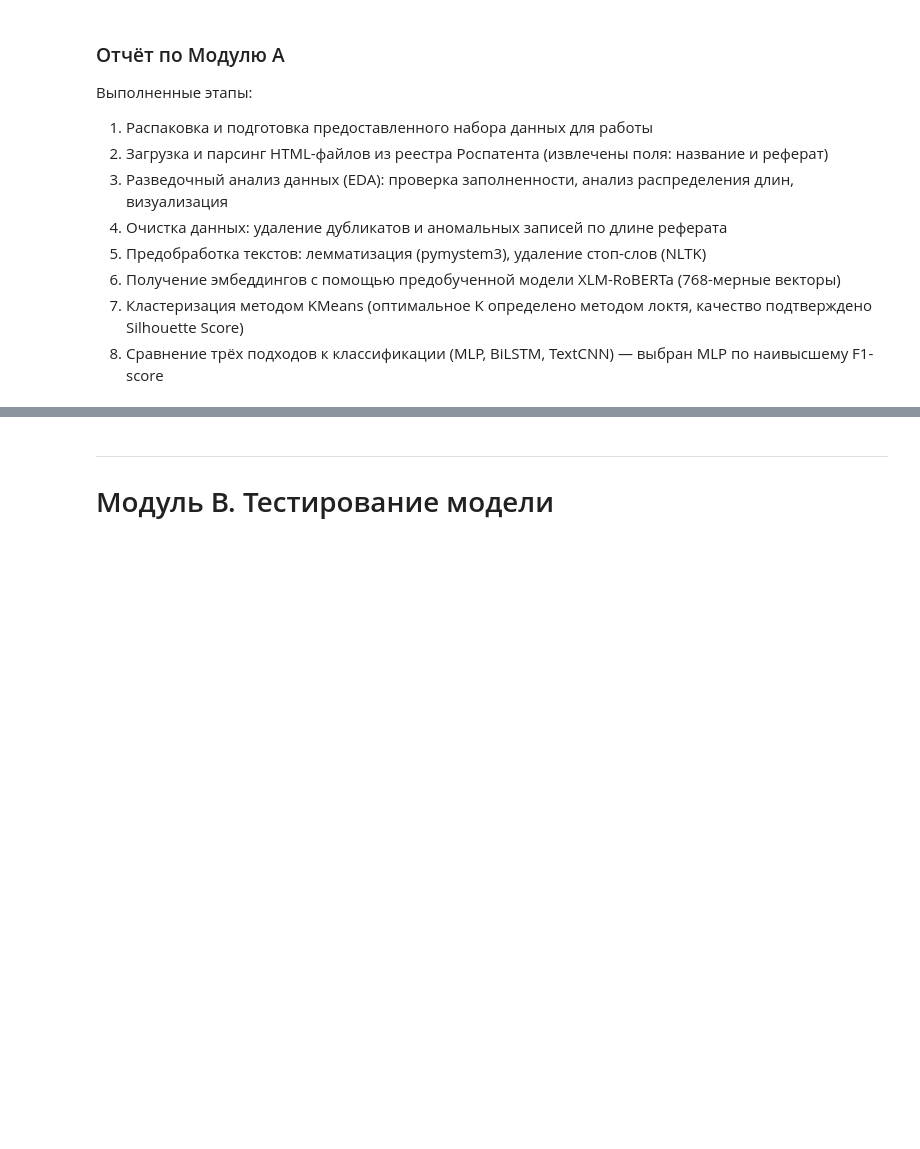
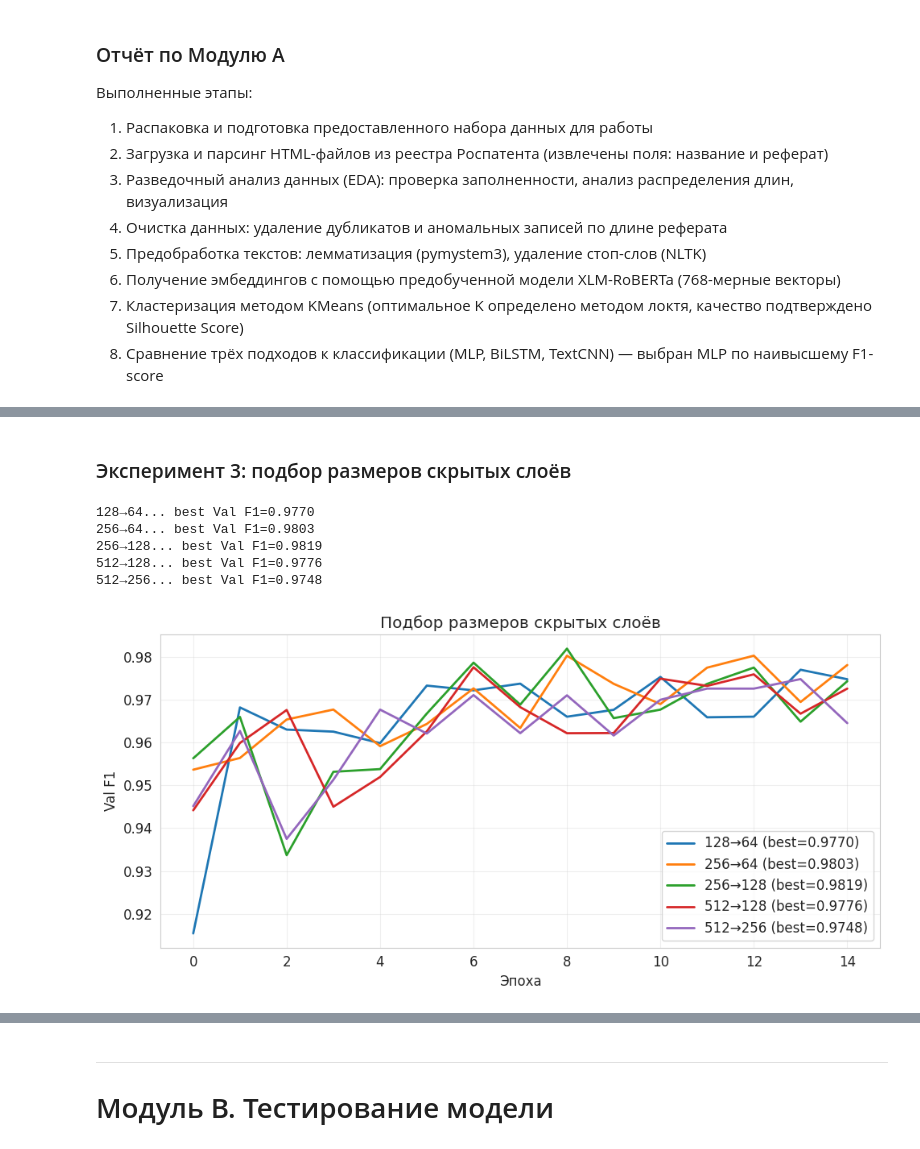
Before and after one commit to twixyy-sys/redesigned-fishstick, a Jupyter notebook: bomba.ipynb, the cells around one changed output, grey strips where cells are left out. Saved outputs shown, nothing was run; the diff lists cells and outputs as text; code cells hidden in the pictures; blank space fills up the shorter version.

```diff
--- a/bomba.ipynb
+++ b/bomba.ipynb
@@ -900,0 +954,30 @@ print(f'\nЛучший F1: {best_f1:.4f}')
+# %% [markdown]
+### Эксперимент 3: подбор размеров скрытых слоёв
+# %%
+# перебор размеров скрытых слоёв при фиксированных lr=0.001, dropout=(0.3, 0.2)
+hidden_configs = [(128, 64), (256, 64), (256, 128), (512, 128), (512, 256)]
+hidden_results = {}
+for h1, h2 in hidden_configs:
+    label = f'{h1}→{h2}'
+    print(f'{label}...', end=' ')
+    scores = train_mlp_quick(h1, h2, 0.3, 0.2, lr=0.001)
+    hidden_results[label] = scores
+    print(f'best Val F1={max(scores):.4f}')
+
+fig, ax = plt.subplots(figsize=(10, 5))
+for label, scores in hidden_results.items():
+    ax.plot(scores, label=f'{label} (best={max(scores):.4f})', linewidth=2)
+ax.set_xlabel('Эпоха')
+ax.set_ylabel('Val F1')
+ax.set_title('Подбор размеров скрытых слоёв')
+ax.legend()
+ax.grid(True, alpha=0.3)
+plt.tight_layout()
+plt.show()
+# %% [output]
+128→64... best Val F1=0.9770
+256→64... best Val F1=0.9803
+256→128... best Val F1=0.9819
+512→128... best Val F1=0.9776
+512→256... best Val F1=0.9748
+[figure, added]
```
Also changed, not shown: parts of 32 cells of this notebook.
